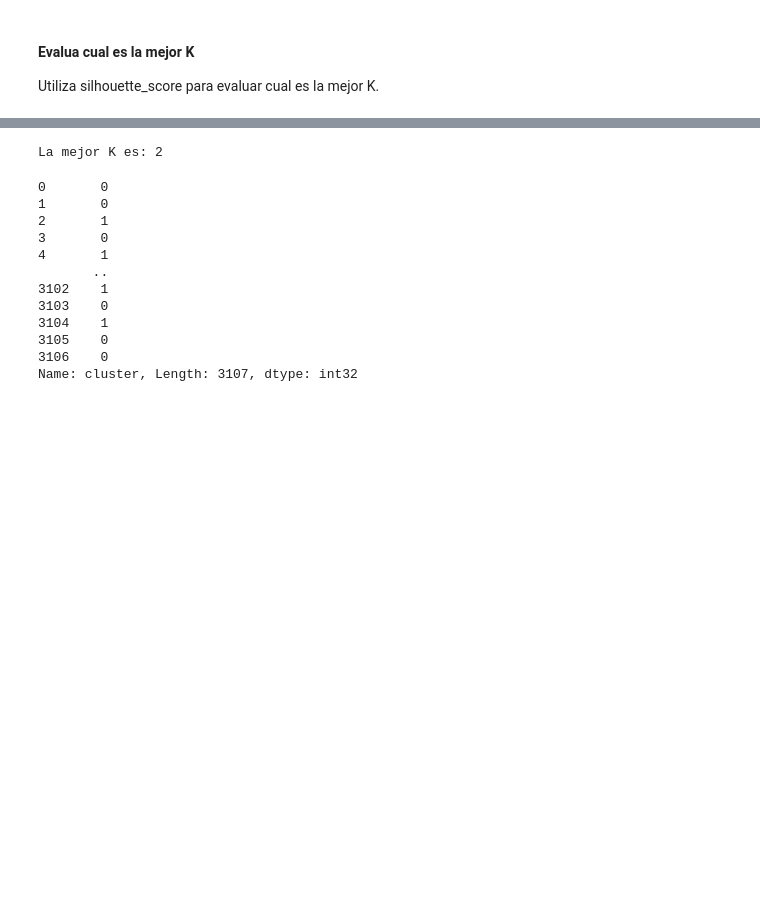
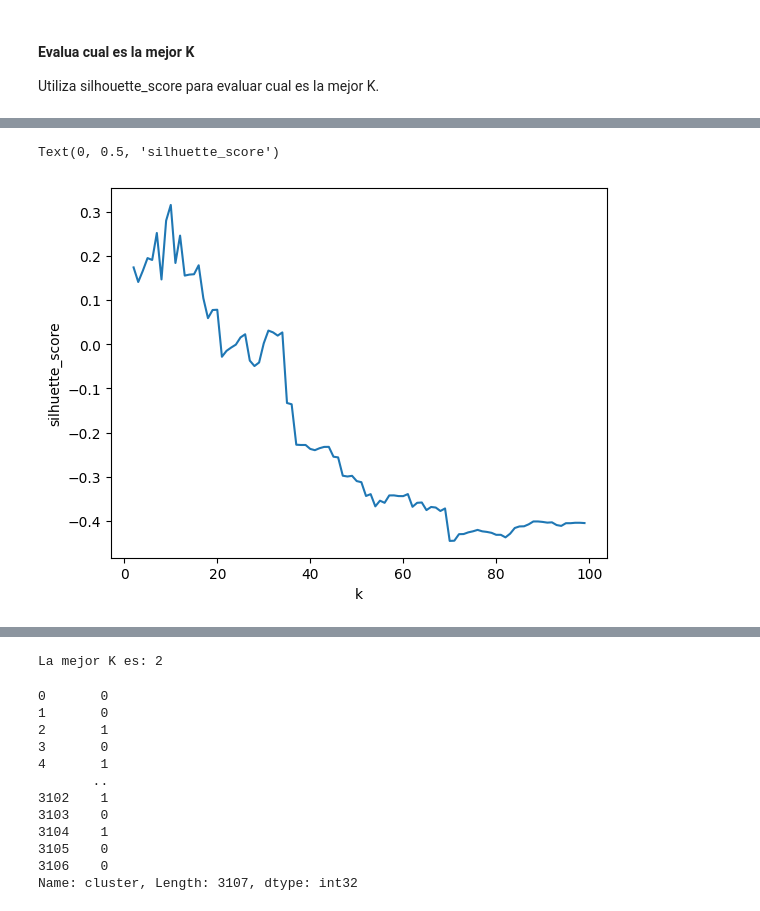
Before and after one commit to IraitzM/TheBridge_DSPT_ML, a Jupyter notebook: No supervisado/Clustering/Practica/EJER_1_kmeans_drugs_review.ipynb, the cells around one changed output, grey strips where cells are left out. Cells and saved outputs as stored; diff of their text form; code cells hidden in the pictures; blank space fills up the shorter version.

```diff
--- a/No supervisado/Clustering/Practica/EJER_1_kmeans_drugs_review.ipynb
+++ b/No supervisado/Clustering/Practica/EJER_1_kmeans_drugs_review.ipynb
@@ -136,0 +232,7 @@ for num_clusters in range_n_clusters:
+# %%
+plt.plot(range(2, 100), silhouette_score_list)
+plt.xlabel("k")
+plt.ylabel("silhuette_score")
+# %% [output]
+Text(0, 0.5, 'silhuette_score')
+[figure, added]
```
Also changed, not shown: parts of 30 cells of this notebook, 1 other file.
